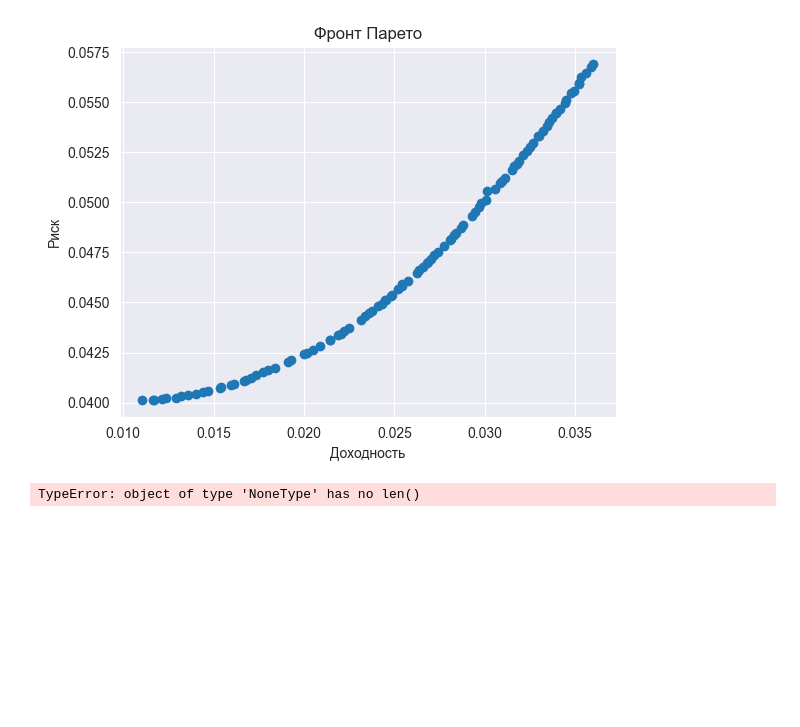
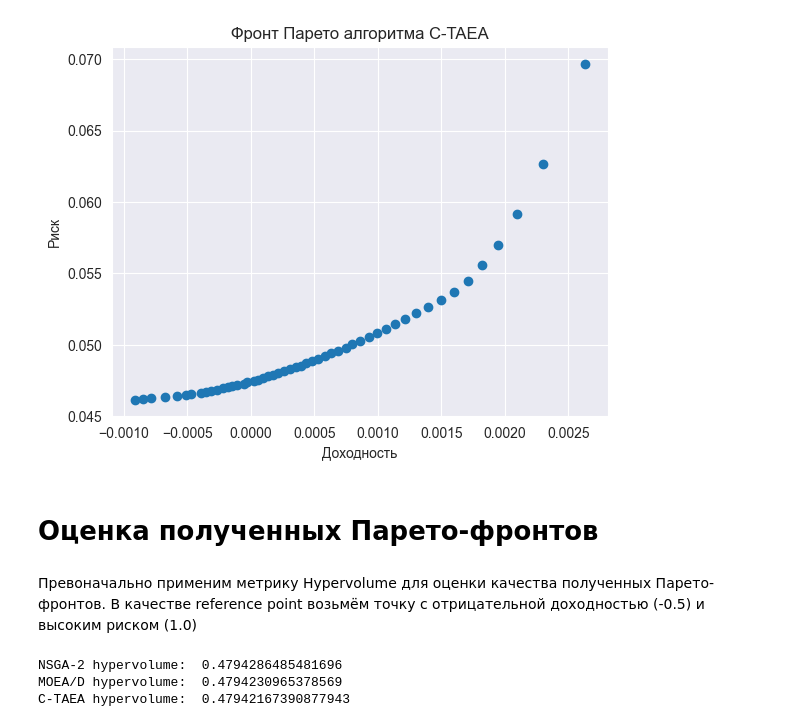
Before and after one commit to ArTeria21/Crypto_optimization, a Jupyter notebook: portfolio_optimization.ipynb, the cells around one changed output. Cells and saved outputs as stored; diff of their text form; code cells hidden in the pictures; blank space fills up the shorter version.

Commit message:
updated notebook, added metrics and visualization

```diff
--- a/portfolio_optimization.ipynb
+++ b/portfolio_optimization.ipynb
@@ -18,10 +36,14 @@ import yfinance as yf
 
 sns.set_style('darkgrid')
 # %%
+# Загрузим историю изменения цены криптовалюты
+
+# Список интересующих криптовалют можно изменять. Все доступные тикеры можно посмотреть на https://finance.yahoo.com/crypto/
 TICKERS = ["TON11419-USD", "SUI20947-USD",'ETH-USD', "LINK-USD", "APT21794-USD", "FET-USD", "TAO22974-USD", 'BTC-USD']
-data = yf.download(TICKERS, start="2024-11-01", end="2024-11-25", progress=False)["Adj Close"]
 
-returns = data.pct_change().dropna()
+data: pd.DataFrame = yf.download(TICKERS, start="2024-05-01", end="2024-08-29", progress=True)["Adj Close"]
+returns: pd.DataFrame = data.pct_change().dropna()
 
-expected_returns = returns.median()
-cov_matrix = returns.cov()
+# Для рассчета ожидаемой доходности и ковариационной матрицы используется медианная доходность
+expected_returns: pd.Series = returns.median()
+cov_matrix: pd.DataFrame = returns.cov()
@@ -89,21 +171,25 @@ n_gen  |  n_eval  | n_nds  |     cv_min    |     cv_avg    |      eps      |   i
 # %%
-plt.scatter(-result.F[:, 0], result.F[:, 1])
+# Третий алгоритм, который мы протестируем - это C-TAEA.
+
+ref_dirs = get_reference_directions("das-dennis", 2, n_partitions=50)
+
+c_taea = CTAEA(ref_dirs=ref_dirs)
+
+c_taea_res = minimize(problem,
+            c_taea,
+            ('n_gen', 1500),
+            verbose=False
+            )
+
+plt.scatter(-c_taea_res.F[:, 0], c_taea_res.F[:, 1])
 plt.xlabel("Доходность")
 plt.ylabel("Риск")
-plt.title("Фронт Парето")
+plt.title("Фронт Парето алгоритма C-TAEA")
 plt.show()
 # %% [output]
-[figure, old version]
+[figure, new version]
-# %%
-problem = CryptoPortfolioProblem()
-algorithm2 = MOEAD(n_neighbors=20)
-
-result = minimize(
-    problem,
-    algorithm2,
-    ('n_gen', 200),
-    seed=1,
-    verbose=True
-)
-# %% [output]
-TypeError: object of type 'NoneType' has no len()
+# %% [markdown]
+# Оценка полученных Парето-фронтов
+# %% [markdown]
+Превоначально применим метрику Hypervolume для оценки качества полученных Парето-фронтов.
+В качестве reference point возьмём точку с отрицательной доходностью (-0.5) и высоким риском (1.0)
@@ -109,0 +198,8 @@ TypeError: object of type 'NoneType' has no len()
+# %%
+print('NSGA-2 hypervolume: ', hv.hypervolume(nsga2_result.F, reference_point))
+print('MOEA/D hypervolume: ', hv.hypervolume(moea_d_result.F, reference_point))
+print('C-TAEA hypervolume: ', hv.hypervolume(c_taea_res.F, reference_point))
+# %% [output]
+NSGA-2 hypervolume:  0.4794286485481696
+MOEA/D hypervolume:  0.4794230965378569
+C-TAEA hypervolume:  0.47942167390877943
```
Also changed, not shown: parts of 26 cells of this notebook, 1 other file.
